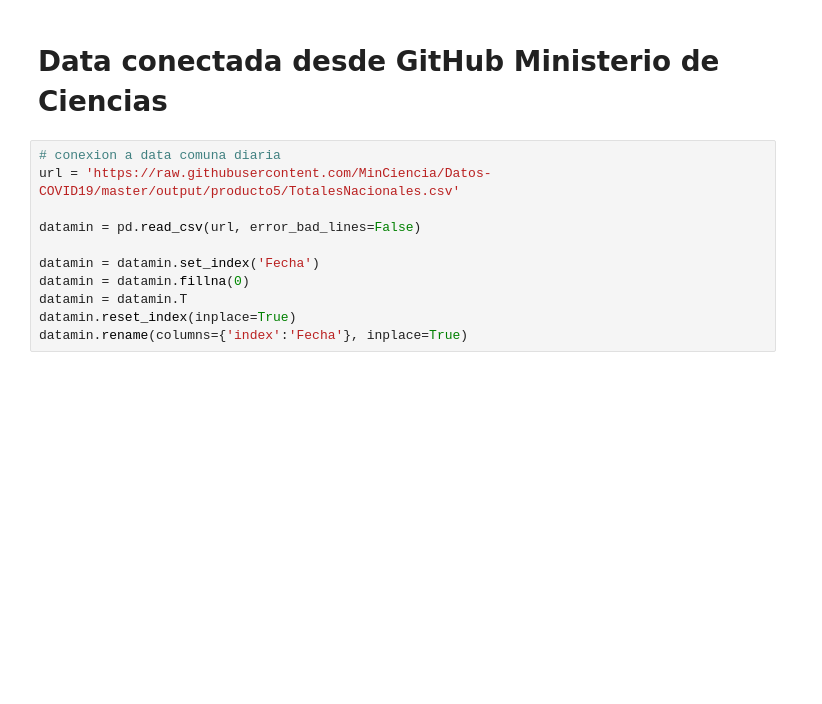
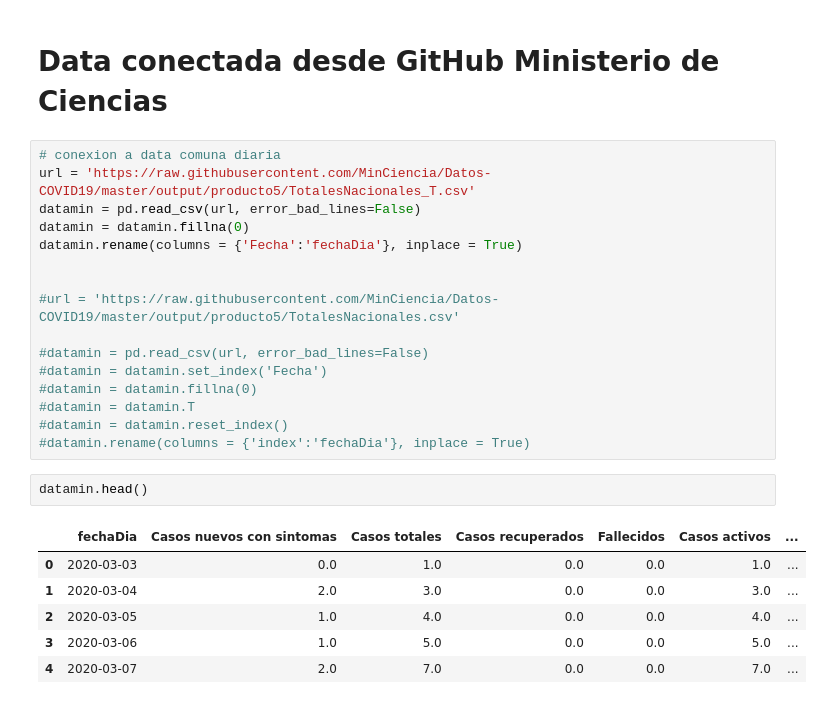
Before and after one commit to gmezaarrepol/informacionCovid, a Jupyter notebook: covid19_chile.ipynb, the cells around one changed output. Drawn from its saved outputs; the diff is of its cells as text; blank space fills up the shorter version.

```diff
--- a/covid19_chile.ipynb
+++ b/covid19_chile.ipynb
@@ -12,15 +12,29 @@ import pandas as pd
 # Data conectada desde GitHub Ministerio de Ciencias
 # %%
 # conexion a data comuna diaria
-url = 'https://raw.githubusercontent.com/MinCiencia/Datos-COVID19/master/output/producto5/TotalesNacionales.csv'
+url = 'https://raw.githubusercontent.com/MinCiencia/Datos-COVID19/master/output/producto5/TotalesNacionales_T.csv'
+datamin = pd.read_csv(url, error_bad_lines=False)
+datamin = datamin.fillna(0)
+datamin.rename(columns = {'Fecha':'fechaDia'}, inplace = True)
 
-datamin = pd.read_csv(url, error_bad_lines=False)
 
-datamin = datamin.set_index('Fecha')
-datamin = datamin.fillna(0)
-datamin = datamin.T
-datamin.reset_index(inplace=True)
-datamin.rename(columns={'index':'Fecha'}, inplace=True)
+#url = 'https://raw.githubusercontent.com/MinCiencia/Datos-COVID19/master/output/producto5/TotalesNacionales.csv'
+
+#datamin = pd.read_csv(url, error_bad_lines=False)
+#datamin = datamin.set_index('Fecha')
+#datamin = datamin.fillna(0)
+#datamin = datamin.T
+#datamin = datamin.reset_index()
+#datamin.rename(columns = {'index':'fechaDia'}, inplace = True)
+# %%
+datamin.head()
+# %% [output]
+|  | fechaDia | Casos nuevos con sintomas | Casos totales | Casos recuperados | Fallecidos | Casos activos | ... |
+| 0 | 2020-03-03 | 0.0 | 1.0 | 0.0 | 0.0 | 1.0 | ... |
+| 1 | 2020-03-04 | 2.0 | 3.0 | 0.0 | 0.0 | 3.0 | ... |
+| 2 | 2020-03-05 | 1.0 | 4.0 | 0.0 | 0.0 | 4.0 | ... |
+| 3 | 2020-03-06 | 1.0 | 5.0 | 0.0 | 0.0 | 5.0 | ... |
+| 4 | 2020-03-07 | 2.0 | 7.0 | 0.0 | 0.0 | 7.0 | ... |
 # %%
 fig, ax3 = plt.subplots(figsize=(26,8))
 
```
Also changed, not shown: parts of 14 cells of this notebook.
